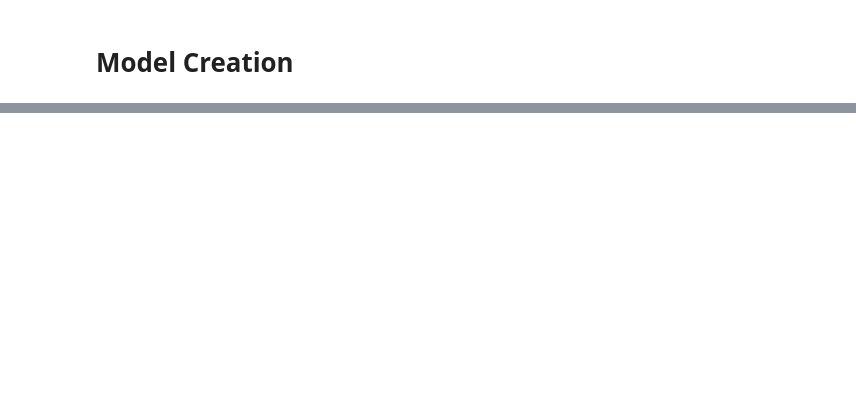
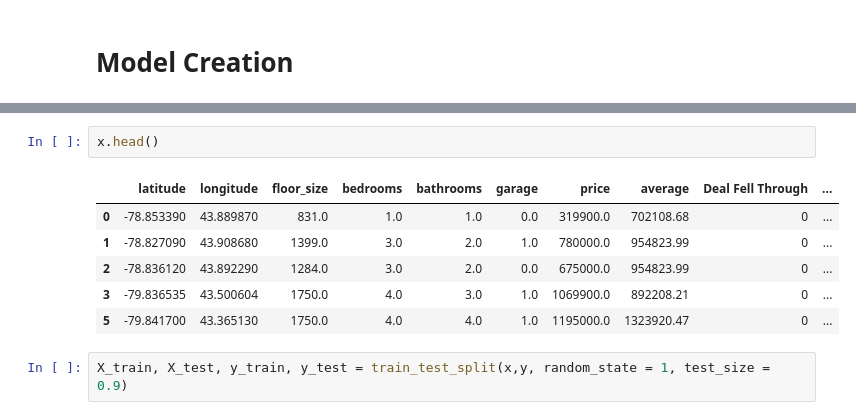
Before and after one commit to MaisieDeGraaf/Housing-Project_Final, a Jupyter notebook: Logistic_Regression_Model.ipynb, the cells around one changed output, grey strips where cells are left out. Saved outputs shown, nothing was run; the diff lists cells and outputs as text; blank space fills up the shorter version.

```diff
--- a/Logistic_Regression_Model.ipynb
+++ b/Logistic_Regression_Model.ipynb
@@ -363,0 +444,11 @@ new_df.head()
+# %%
+x.head()
+# %% [output]
+|  | latitude | longitude | floor_size | bedrooms | bathrooms | garage | price | average | Deal Fell Through | ... |
+| 0 | -78.853390 | 43.889870 | 831.0 | 1.0 | 1.0 | 0.0 | 319900.0 | 702108.68 | 0 | ... |
+| 1 | -78.827090 | 43.908680 | 1399.0 | 3.0 | 2.0 | 1.0 | 780000.0 | 954823.99 | 0 | ... |
+| 2 | -78.836120 | 43.892290 | 1284.0 | 3.0 | 2.0 | 0.0 | 675000.0 | 954823.99 | 0 | ... |
+| 3 | -79.836535 | 43.500604 | 1750.0 | 4.0 | 3.0 | 1.0 | 1069900.0 | 892208.21 | 0 | ... |
+| 5 | -79.841700 | 43.365130 | 1750.0 | 4.0 | 4.0 | 1.0 | 1195000.0 | 1323920.47 | 0 | ... |
+# %%
+X_train, X_test, y_train, y_test = train_test_split(x,y, random_state = 1, test_size = 0.9)
```
Also changed, not shown: parts of 12 cells of this notebook.
